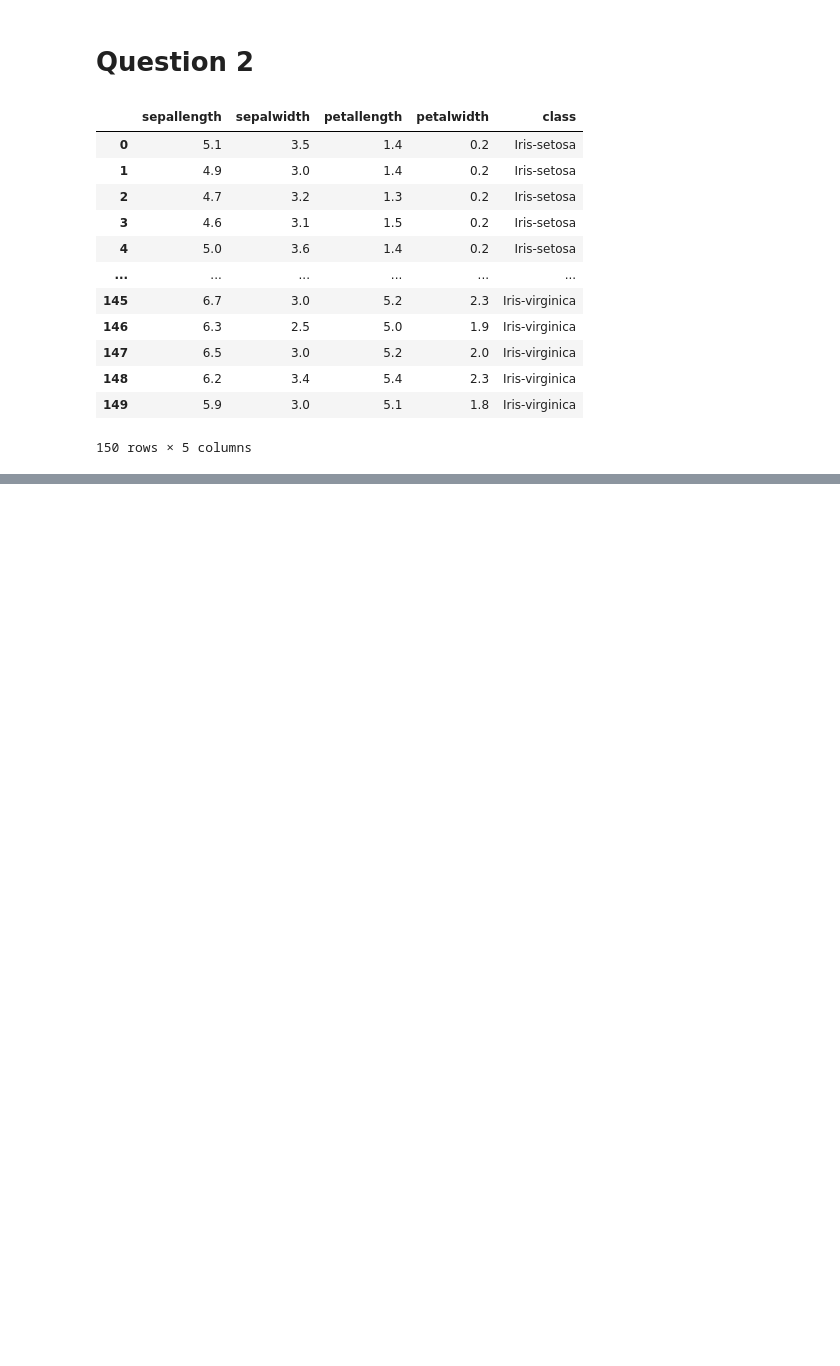
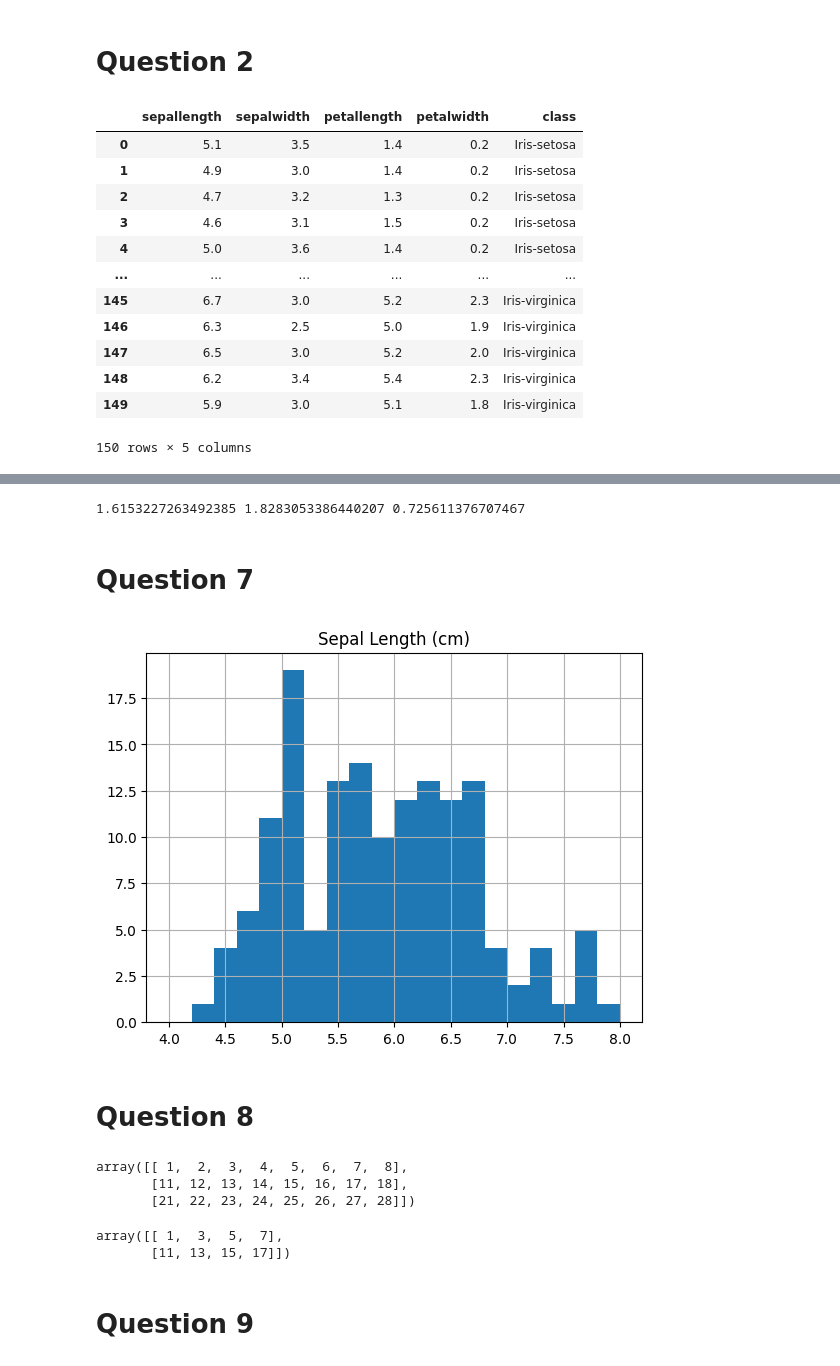
Before and after one commit to QWERTY051310/GDSC_WP, a Jupyter notebook: Assignment1_Q2_GDSCWP.ipynb, the cells around one changed output, grey strips where cells are left out. Saved outputs shown, nothing was run; the diff lists cells and outputs as text; code cells hidden in the pictures; blank space fills up the shorter version.

```diff
--- a/Assignment1_Q2_GDSCWP.ipynb
+++ b/Assignment1_Q2_GDSCWP.ipynb
@@ -73,0 +213,35 @@ iris.head
+# %%
+df2.loc[df2['type']=='A']
+sumA = np.sum(df2.loc[df2['type']=='A'][0])
+sumB = np.sum(df2.loc[df2['type']=='B'][0])
+sumC = np.sum(df2.loc[df2['type']=='C'][0])
+
+print(sumA, sumB, sumC)
+# %% [output]
+1.6153227263492385 1.8283053386440207 0.725611376707467
+# %% [markdown]
+# Question 7
+# %%
+plt.hist(iris['sepallength'], 20, (4,8))
+plt.grid()
+plt.title('Sepal Length (cm)')
+plt.show()
+# %% [output]
+[figure, added]
+# %% [markdown]
+# Question 8
+# %%
+arr = np.array([[1,2,3,4,5,6,7,8], [11,12,13,14,15,16,17,18], [21, 22, 23, 24, 25, 26, 27, 28]])
+arr
+# %% [output]
+array([[ 1,  2,  3,  4,  5,  6,  7,  8],
+       [11, 12, 13, 14, 15, 16, 17, 18],
+       [21, 22, 23, 24, 25, 26, 27, 28]])
+# %%
+sliced_arr = arr[0:2, 0:8:2]
+sliced_arr
+# %% [output]
+array([[ 1,  3,  5,  7],
+       [11, 13, 15, 17]])
+# %% [markdown]
+# Question 9
```
Also changed, not shown: parts of 28 cells of this notebook.
